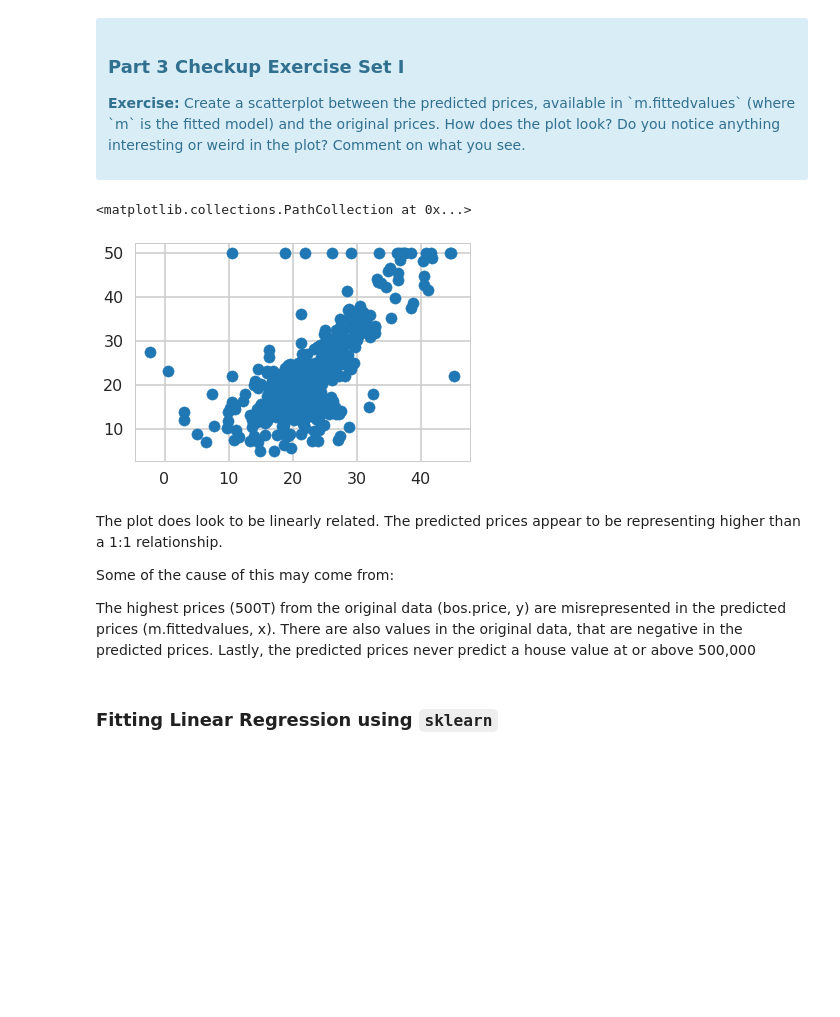
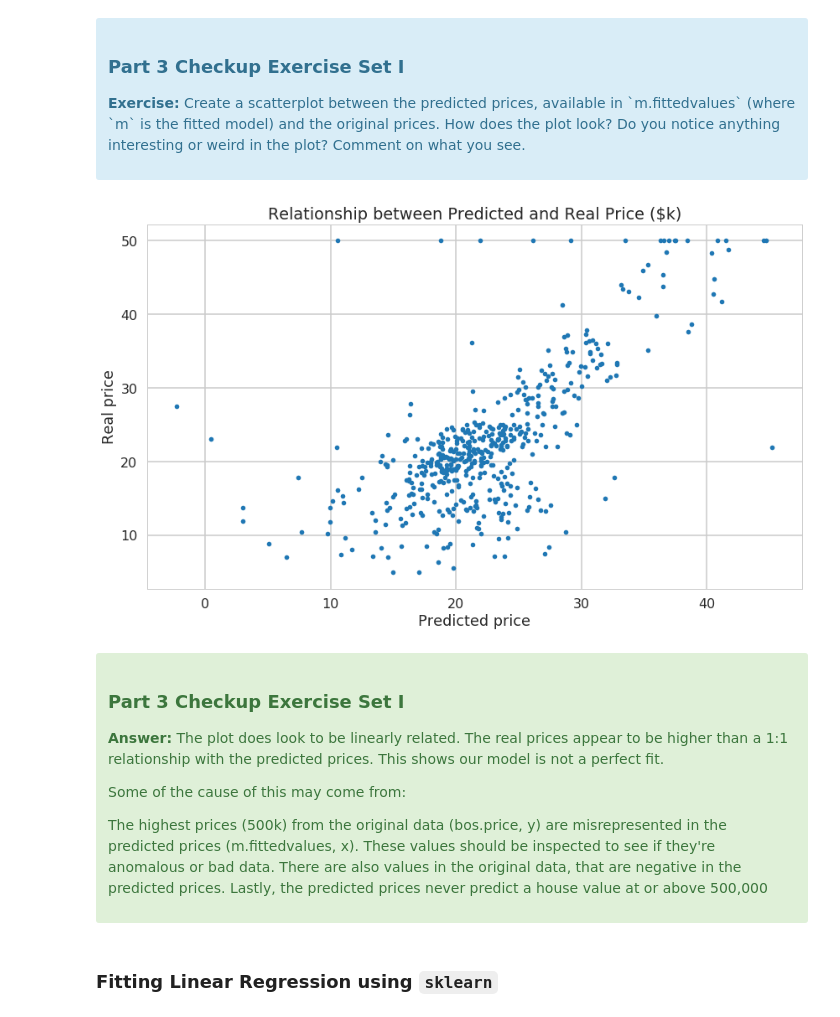
Before and after one commit to SethDKelly/Springboard, a Jupyter notebook: sec11/linear_regression/Mini_Project_Linear_Regression.ipynb, the cells around one changed output. Drawn from its saved outputs; the diff is of its cells as text; code cells hidden in the pictures; blank space fills up the shorter version.

Commit message:
Testing bootstrap answer colors

```diff
--- a/sec11/linear_regression/Mini_Project_Linear_Regression.ipynb
+++ b/sec11/linear_regression/Mini_Project_Linear_Regression.ipynb
@@ -559,17 +559,27 @@ Let's see how our model actually fit our data. We can see below that there is a
 
 <p><b>Exercise:</b> Create a scatterplot between the predicted prices, available in `m.fittedvalues` (where `m` is the fitted model) and the original prices. How does the plot look? Do you notice anything interesting or weird in the plot? Comment on what you see.</p>
 </div>
-# %%
-plt.scatter(m.fittedvalues, bos.PRICE)
-# %% [output]
-<matplotlib.collections.PathCollection at 0x...>
-[figure, removed]
+# %%
+plt.figure(figsize=[14,8])
+plt.plot(m.fittedvalues, bos.PRICE, marker='.', linestyle='none')
+plt.title("Relationship between Predicted and Real Price ($k)")
+plt.xlabel("Predicted price")
+plt.ylabel("Real price")
+plt.show()
+# %% [output]
+[figure, added]
 # %% [markdown]
-The plot does look to be linearly related. The predicted prices appear to be representing higher than a 1:1 relationship.
+<div class="alert alert-success">
+<h3>Part 3 Checkup Exercise Set I</h3>
 
-Some of the cause of this may come from:
+<p><b>Answer:</b>
+The plot does look to be linearly related. The real prices appear to be higher than a 1:1 relationship with the predicted prices. This shows our model is not a perfect fit.</p>
 
-The highest prices (500T) from the original data (bos.price, y) are misrepresented in the predicted prices (m.fittedvalues, x). There are also values in the original data, that are negative in the predicted prices. Lastly, the predicted prices never predict a house value at or above 500,000
+<p>Some of the cause of this may come from:</p>
+
+<p>The highest prices (500k) from the original data (bos.price, y) are misrepresented in the predicted prices (m.fittedvalues, x). These values should be inspected to see if they're anomalous or bad data.
+There are also values in the original data, that are negative in the predicted prices. Lastly, the predicted prices never predict a house value at or above 500,000</p>
+</div>
 # %% [markdown]
 ### Fitting Linear Regression using `sklearn`
 # %%
```
Also changed, not shown: parts of 17 cells of this notebook.
